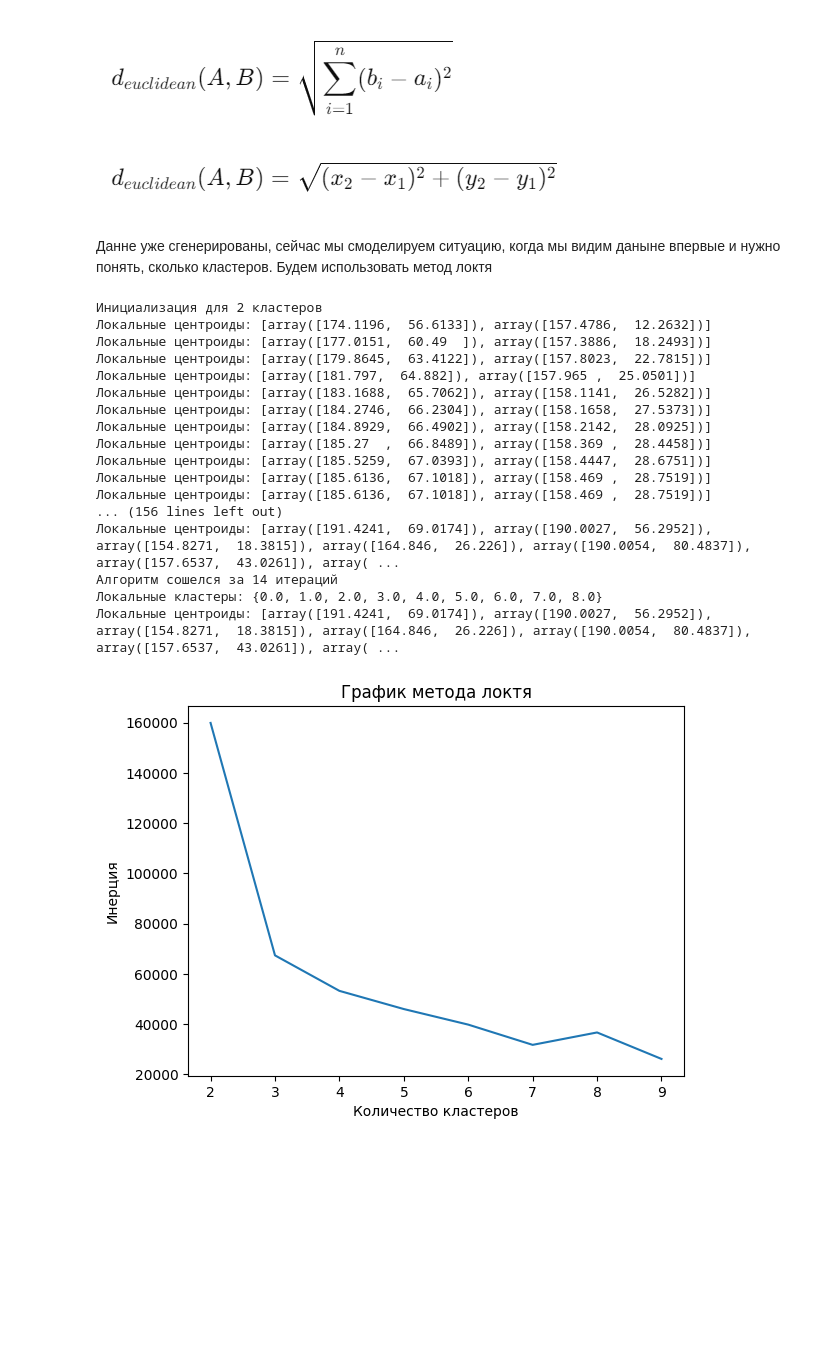
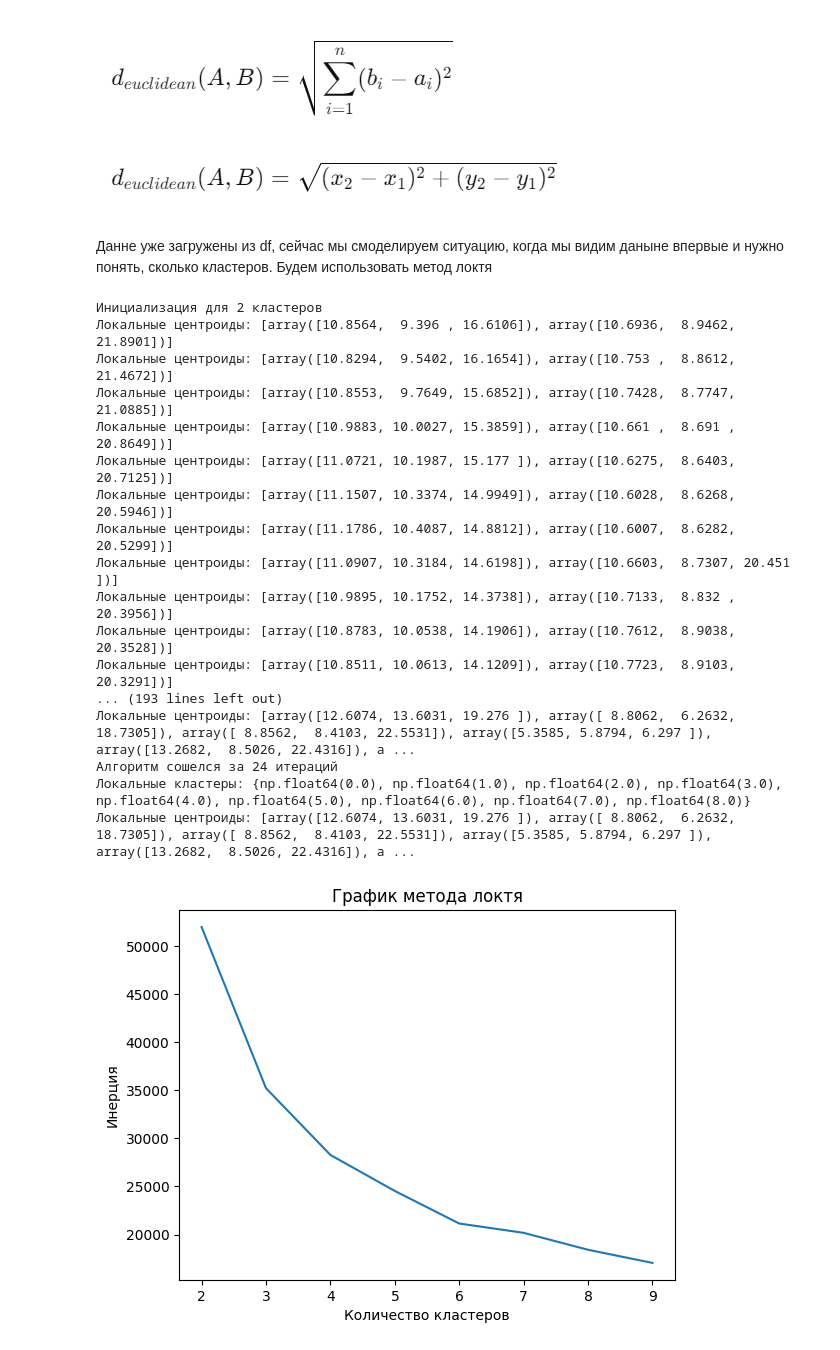
Before and after one commit to Sti11ness/kmeans-clustering, a Jupyter notebook: km.ipynb, the cells around one changed output. Drawn from its saved outputs; the diff is of its cells as text; code cells hidden in the pictures; blank space fills up the shorter version.

```diff
--- a/km.ipynb
+++ b/km.ipynb
@@ -29,3 +55,9 @@ plt.tight_layout()
+# %%
+labels = assign_nearest_cluster(X[['z','y','x']], final_centers)
+# %%
+labels+=1
+# %%
+X['target'] = labels
 # %% [markdown]
 Основная идея:
 1) Рандомно определяем центрианы:
@@ -38,12 +70,12 @@ plt.tight_layout()
 # %%
 class KMeans:
 
-    def _initialize_centroids(self,X,k,method):
+    def _initialize_centroids(self, X, k, method):
         features = X.columns[:-1] if 'pred' in X.columns else X.columns
         if method == 'random':
             return X[features].sample(k).values
         elif method == 'kmeans++':
-            return self._kmeans_pp(X, k, features)
+             return self._kmeans_pp(X, k, features)
 
     def _kmeans_pp(self, X, k, features):
         centroids = []
@@ -68,14 +100,15 @@ class KMeans:
                     break
         return np.array(centroids)
 
-    def _distance(self,point,centroid,metric):
+    def _distance(self, point, centroid, metric):
          # Проверка размерностей перед вычислением
         assert point.shape == centroid.shape, f"Shape mismatch 1: point {point}, centroid {centroid}"
         if metric == 'euclidean':
             return np.sqrt(np.sum((centroid-point)**2))
         elif metric == 'manhattan':
             return np.sum(np.abs((centroid-point)))
-    def _assign_clusters(self,X,metric):
+
+    def _assign_clusters(self, X, metric):
         '''
         Я прохожу по датафрейму всех точек, и получаю argmin по distance между центроидой(цикл for centriod in self.centroids) и точкой.
         '''
@@ -88,7 +121,7 @@ class KMeans:
             labels[i] = closest_centroid
         return labels
 
-    def _recalculate_centroids(self,X,labels,k):
+    def _recalculate_centroids(self, X, labels, k):
         new_centroids = []
         features = X.columns[:-1] if 'pred' in X.columns else X.columns  # Используем только признаки
         for i in range(k):
@@ -100,7 +133,16 @@ class KMeans:
                 new_centroids.append(new_centroid)
         return new_centroids
 
-    def fit(self,X,k = 3,tol = 1e-4,method='random',metric = 'euclidean', max_iter=100, track_history= False,deep_history=False,vizualize=False):
+    def fit(self,
+            X,
+            k = 3,
+            tol = 1e-4,
+            method='random',
+            metric = 'euclidean',
+            max_iter=100,
+            track_history= False,
+            deep_history=False,
+            vizualize=False):
         '''
         X: df с фичами
         k: к-во кластеров
@@ -157,11 +199,11 @@ class KMeans:
         # После завершения всех итераций присваиваем метки в DataFrame
         X['pred'] = labels
 
-    def evaluate(self,X):
+    def evaluate(self, X):
         inertia = self._inertia(X)
         return inertia
 
-    def _inertia(self,X):
+    def _inertia(self, X):
         inertia = 0
         for i in range(len(X)):
             point = X.loc[i, X.columns[:-1]].values  # Берем только признаки
@@ -178,37 +220,37 @@ class KMeans:
 ![image.png](attachment:image.png)
 ![image-2.png](attachment:image-2.png)
 # %% [markdown]
-Данне уже сгенерированы, сейчас мы смоделируем ситуацию, когда мы видим даныне впервые и нужно понять, сколько кластеров. Будем использовать метод локтя
+Данне уже загружены из df, сейчас мы смоделируем ситуацию, когда мы видим даныне впервые и нужно понять, сколько кластеров. Будем использовать метод локтя
 # %%
 scores = []
 KModel = KMeans()
-X_f = df[['height', 'weight']].copy(deep=True)
+X_f = X[['z', 'y', 'x']].copy(deep=True)
 rang = range(2, 10)
 for k in rang:
-    KModel.fit(X_f, k=k, metric='manhattan', max_iter=100, track_history=True,deep_history=True)
+    KModel.fit(X_f, k = k, metric = 'manhattan', max_iter = 100, track_history = True, deep_history = True)
     scores.append(KModel.evaluate(X_f))
 plt.title('График метода локтя')
 plt.xlabel('Количество кластеров')
 plt.ylabel('Инерция')
 plt.plot(rang, scores)
 plt.show()
 # %% [output]
 Инициализация для 2 кластеров
-Локальные центроиды: [array([174.1196,  56.6133]), array([157.4786,  12.2632])]
-Локальные центроиды: [array([177.0151,  60.49  ]), array([157.3886,  18.2493])]
-Локальные центроиды: [array([179.8645,  63.4122]), array([157.8023,  22.7815])]
-Локальные центроиды: [array([181.797,  64.882]), array([157.965 ,  25.0501])]
-Локальные центроиды: [array([183.1688,  65.7062]), array([158.1141,  26.5282])]
-Локальные центроиды: [array([184.2746,  66.2304]), array([158.1658,  27.5373])]
-Локальные центроиды: [array([184.8929,  66.4902]), array([158.2142,  28.0925])]
-Локальные центроиды: [array([185.27  ,  66.8489]), array([158.369 ,  28.4458])]
-Локальные центроиды: [array([185.5259,  67.0393]), array([158.4447,  28.6751])]
-Локальные центроиды: [array([185.6136,  67.1018]), array([158.469 ,  28.7519])]
-Локальные центроиды: [array([185.6136,  67.1018]), array([158.469 ,  28.7519])]
-... (156 lines left out)
-Локальные центроиды: [array([191.4241,  69.0174]), array([190.0027,  56.2952]), array([154.8271,  18.3815]), array([164.846,  26.226]), array([190.0054,  80.4837]), array([157.6537,  43.0261]), array( ...
-Алгоритм сошелся за 14 итераций
-Локальные кластеры: {0.0, 1.0, 2.0, 3.0, 4.0, 5.0, 6.0, 7.0, 8.0}
-Локальные центроиды: [array([191.4241,  69.0174]), array([190.0027,  56.2952]), array([154.8271,  18.3815]), array([164.846,  26.226]), array([190.0054,  80.4837]), array([157.6537,  43.0261]), array( ...
+Локальные центроиды: [array([10.8564,  9.396 , 16.6106]), array([10.6936,  8.9462, 21.8901])]
+Локальные центроиды: [array([10.8294,  9.5402, 16.1654]), array([10.753 ,  8.8612, 21.4672])]
+Локальные центроиды: [array([10.8553,  9.7649, 15.6852]), array([10.7428,  8.7747, 21.0885])]
+Локальные центроиды: [array([10.9883, 10.0027, 15.3859]), array([10.661 ,  8.691 , 20.8649])]
+Локальные центроиды: [array([11.0721, 10.1987, 15.177 ]), array([10.6275,  8.6403, 20.7125])]
+Локальные центроиды: [array([11.1507, 10.3374, 14.9949]), array([10.6028,  8.6268, 20.5946])]
+Локальные центроиды: [array([11.1786, 10.4087, 14.8812]), array([10.6007,  8.6282, 20.5299])]
+Локальные центроиды: [array([11.0907, 10.3184, 14.6198]), array([10.6603,  8.7307, 20.451 ])]
+Локальные центроиды: [array([10.9895, 10.1752, 14.3738]), array([10.7133,  8.832 , 20.3956])]
+Локальные центроиды: [array([10.8783, 10.0538, 14.1906]), array([10.7612,  8.9038, 20.3528])]
+Локальные центроиды: [array([10.8511, 10.0613, 14.1209]), array([10.7723,  8.9103, 20.3291])]
+... (193 lines left out)
+Локальные центроиды: [array([12.6074, 13.6031, 19.276 ]), array([ 8.8062,  6.2632, 18.7305]), array([ 8.8562,  8.4103, 22.5531]), array([5.3585, 5.8794, 6.297 ]), array([13.2682,  8.5026, 22.4316]), a ...
+Алгоритм сошелся за 24 итераций
+Локальные кластеры: {np.float64(0.0), np.float64(1.0), np.float64(2.0), np.float64(3.0), np.float64(4.0), np.float64(5.0), np.float64(6.0), np.float64(7.0), np.float64(8.0)}
+Локальные центроиды: [array([12.6074, 13.6031, 19.276 ]), array([ 8.8062,  6.2632, 18.7305]), array([ 8.8562,  8.4103, 22.5531]), array([5.3585, 5.8794, 6.297 ]), array([13.2682,  8.5026, 22.4316]), a ...
-[figure, old version]
+[figure, new version]
 # %% [markdown]
```
Also changed, not shown: parts of 63 cells of this notebook, 1 other file.
